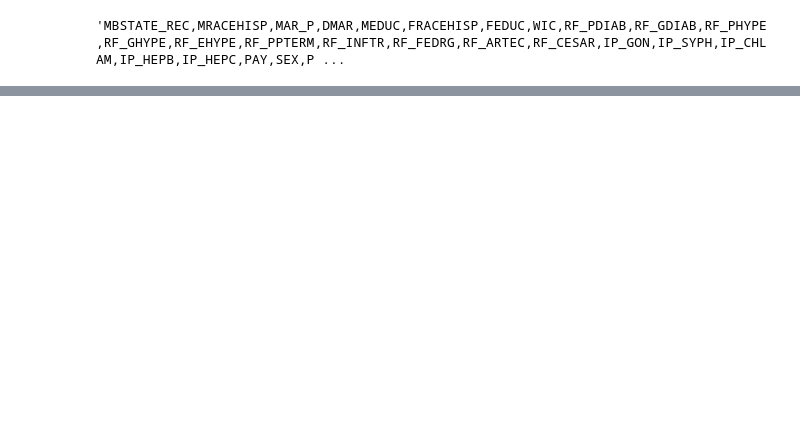
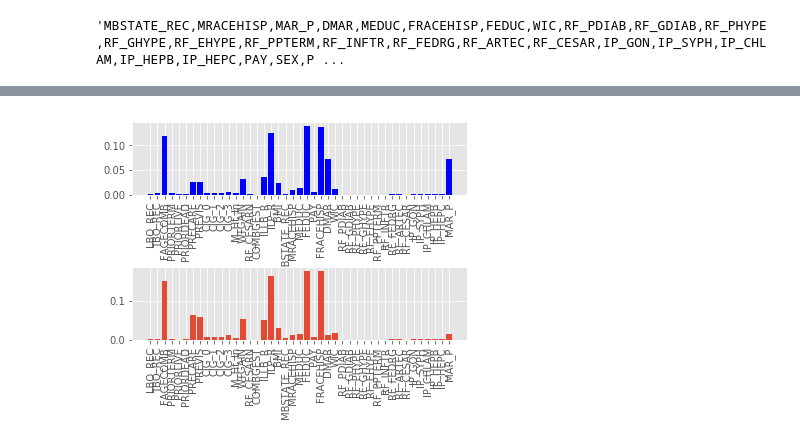
Before and after one commit to AronBerke/CDC_Natality_Analysis, a Jupyter notebook: Aron/Abnormality_Prediction.ipynb, the cells around one changed output, grey strips where cells are left out. Saved outputs shown, nothing was run; the diff lists cells and outputs as text; code cells hidden in the pictures; blank space fills up the shorter version.

```diff
--- a/Aron/Abnormality_Prediction.ipynb
+++ b/Aron/Abnormality_Prediction.ipynb
@@ -192,0 +220,30 @@ for query in queries:
+# %%
+#combine FRACEHISP unknowns columns
+cchd.FRACEHISP = cchd.FRACEHISP.replace(8,9)
+# %%
+#assign 'X' to 'N' for RF_FEDRG RF_ARTEC and 'Y' for MAR_P since paternity assumed for married
+for x in ['RF_FEDRG', 'RF_ARTEC']:
+    cchd[x].replace('X','N', inplace=True)
+cchd.MAR_P.replace('X','Y', inplace=True)
+# %%
+#create missingness types:
+missing_dict = {'cont9': ['LBO_REC', 'TBO_REC'],\
+                'cont99': ['FAGECOMB', 'PRIORTERM','PRIORLIVE', 'PRIORDEAD', 'PRECARE', 'PREVIS',\
+                         'CIG_0', 'CIG_1', 'CIG_2', 'CIG_3', 'M_Ht_In', 'WTGAIN', 'RF_CESARN', 'COMBGEST'],\
+                'cont999':['ILLB_R', 'ILP_R'],\
+                'cont99.9': ['BMI'],\
+                'cat3': ['MBSTATE_REC'],\
+                'cat8': ['MRACEHISP'],\
+                'cat9': ['MEDUC', 'FEDUC', 'PAY', 'FRACEHISP', 'DMAR'],\
+                'catU': ['WIC','RF_PDIAB','RF_GDIAB','RF_PHYPE',\
+                        'RF_GHYPE','RF_EHYPE','RF_PPTERM','RF_INFTR','RF_FEDRG','RF_ARTEC','RF_CESAR','IP_GON',\
+                        'IP_SYPH','IP_CHLAM','IP_HEPB','IP_HEPC', 'MAR_P']}
+missing_vals = [9,99,999,99.9,3,8,9,'U']
+# %%
+#create table of missingness proportions
+missing_props = pd.DataFrame()
+for i in range(0,len(missing_vals)):
+    temp = cchd.groupby('CA_CCHD')[missing_dict[list(missing_dict.keys())[i]]].apply\
+    (lambda x: np.sum(x==missing_vals[i])/(cchd.shape[0]/2))
+    missing_props = pd.concat([missing_props, temp], axis=1)
+missing_props
@@ -192,0 +255,14 @@ for query in queries:
+# %%
+#visualize missingness proportions
+#missingness is low, though some is >5% and some differ across cchd groupsb
+N = missing_props.iloc[0]
+Y = missing_props.iloc[1]
+plt.subplot(2,1,1)
+plt.bar(x=missing_props.columns, height = N, color='blue')
+plt.xticks(rotation=90)
+plt.subplot(2,1,2)
+plt.bar(x=missing_props.columns, height = Y)
+plt.xticks(rotation=90)
+plt.subplots_adjust(hspace=1)
+# %% [output]
+[figure, added]
```
Also changed, not shown: parts of 29 cells of this notebook, 2 other files.
